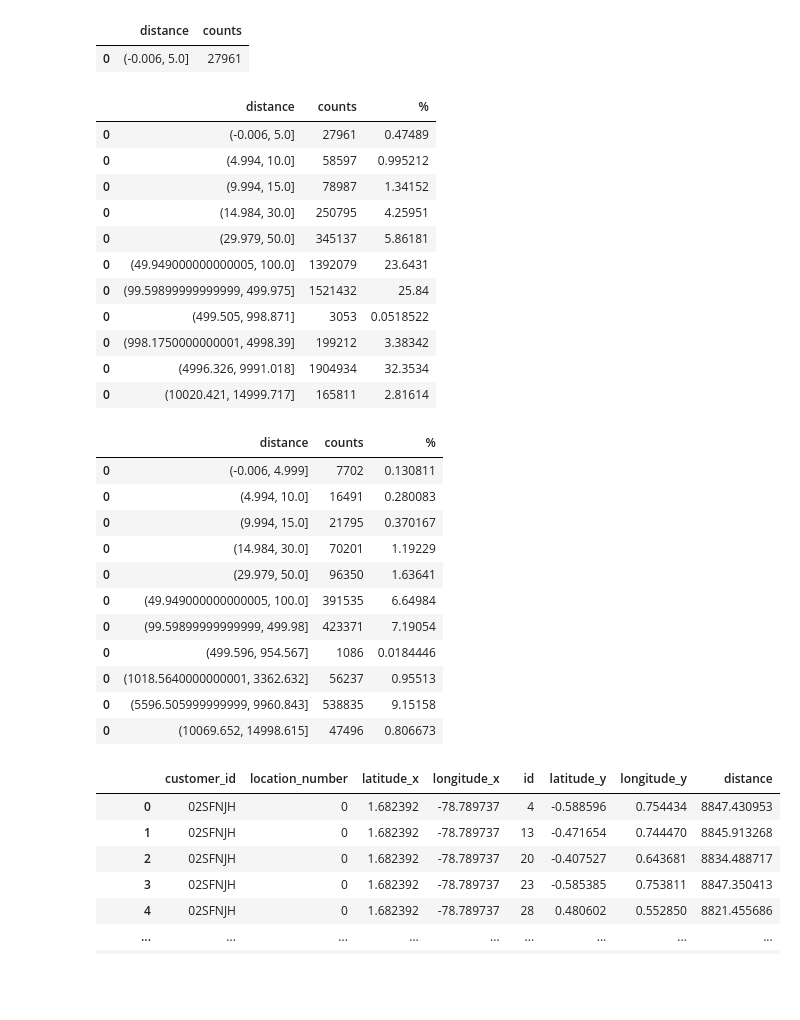
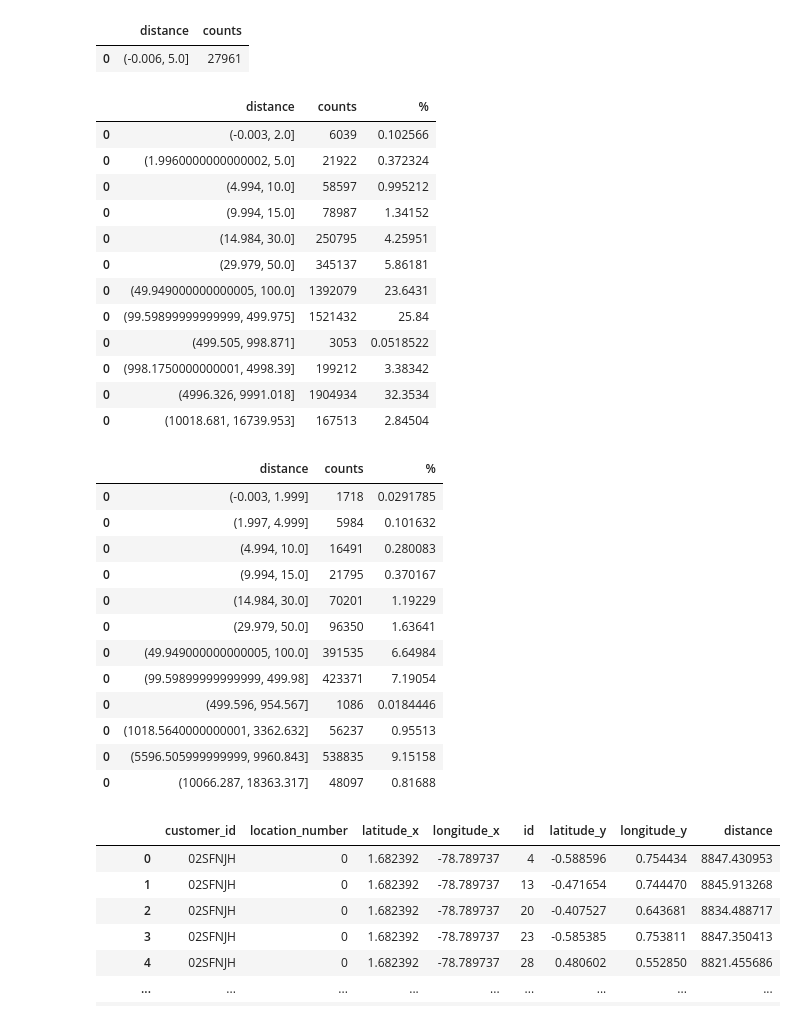
Before and after one commit to ritkumar10/RohanIntern, a Jupyter notebook: Distance_Calculations_v1.1.ipynb, the cells around one changed output. Drawn from its saved outputs; the diff is of its cells as text; code cells hidden in the pictures; blank space fills up the shorter version.

Commit message:
Updated distance table

```diff
--- a/Distance_Calculations_v1.1.ipynb
+++ b/Distance_Calculations_v1.1.ipynb
@@ -203,7 +203,7 @@ tdist_des1.sort_values(by='distance', ascending=True)
 | 6 | (14690.653, 16526.985] | 856 | 0.014538 |
 | 8 | (16526.985, 18363.317] | 99 | 0.001681 |
 # %%
-bin_list=[0,5,10,15,30,50,100,500,1000,5000,10000,15000,20000]
+bin_list=[0,2,5,10,15,30,50,100,500,1000,5000,10000]
 # %%
     dist4=dist[(dist['distance']>=(0))&(dist['distance']<=(5))]
     dist4=dist4['distance'].value_counts(bins=1).rename_axis('distance').reset_index(name='counts')
@@ -214,18 +214,22 @@ dist4
 # %%
 dist5=pd.DataFrame(columns=['distance','counts'])
 list_cycle = itertools.cycle(bin_list)
 next(list_cycle)
 for i in range(0,11):
     g=bin_list[i]
     next_element = next(list_cycle)
     dist4=dist[(dist['distance']>=(g))&(dist['distance']<=(next_element))]
     dist4=dist4['distance'].value_counts(bins=1).rename_axis('distance').reset_index(name='counts')
     dist5=dist5.append(dist4)
+dist4=dist[(dist['distance']>=10000)]
+dist4=dist4['distance'].value_counts(bins=1).rename_axis('distance').reset_index(name='counts')
+dist5=dist5.append(dist4)
 dist5['%']=(dist5['counts']/5887889)*100
 dist5
 # %% [output]
 |  | distance | counts | % |
-| 0 | (-0.006, 5.0] | 27961 | 0.47489 |
+| 0 | (-0.003, 2.0] | 6039 | 0.102566 |
+| 0 | (1.9960000000000002, 5.0] | 21922 | 0.372324 |
 | 0 | (4.994, 10.0] | 58597 | 0.995212 |
 | 0 | (9.994, 15.0] | 78987 | 1.34152 |
 | 0 | (14.984, 30.0] | 250795 | 4.25951 |
@@ -235,7 +239,7 @@ dist5
 | 0 | (499.505, 998.871] | 3053 | 0.0518522 |
 | 0 | (998.1750000000001, 4998.39] | 199212 | 3.38342 |
 | 0 | (4996.326, 9991.018] | 1904934 | 32.3534 |
-| 0 | (10020.421, 14999.717] | 165811 | 2.81614 |
+| 0 | (10018.681, 16739.953] | 167513 | 2.84504 |
 # %%
 tdist5=pd.DataFrame(columns=['distance','counts'])
 list_cycle = itertools.cycle(bin_list)
@@ -246,11 +250,15 @@ for i in range(0,11):
     tdist4=tdist[(tdist['distance']>=(g))&(tdist['distance']<=(next_element))]
     tdist4=tdist4['distance'].value_counts(bins=1).rename_axis('distance').reset_index(name='counts')
     tdist5=tdist5.append(tdist4)
+tdist4=tdist[(tdist['distance']>=10000)]
+tdist4=tdist4['distance'].value_counts(bins=1).rename_axis('distance').reset_index(name='counts')
+tdist5=tdist5.append(tdist4)
 tdist5['%']=(tdist5['counts']/5887889)*100
 tdist5
 # %% [output]
 |  | distance | counts | % |
-| 0 | (-0.006, 4.999] | 7702 | 0.130811 |
+| 0 | (-0.003, 1.999] | 1718 | 0.0291785 |
+| 0 | (1.997, 4.999] | 5984 | 0.101632 |
 | 0 | (4.994, 10.0] | 16491 | 0.280083 |
 | 0 | (9.994, 15.0] | 21795 | 0.370167 |
 | 0 | (14.984, 30.0] | 70201 | 1.19229 |
@@ -260,7 +268,7 @@ tdist5
 | 0 | (499.596, 954.567] | 1086 | 0.0184446 |
 | 0 | (1018.5640000000001, 3362.632] | 56237 | 0.95513 |
 | 0 | (5596.505999999999, 9960.843] | 538835 | 9.15158 |
-| 0 | (10069.652, 14998.615] | 47496 | 0.806673 |
+| 0 | (10066.287, 18363.317] | 48097 | 0.81688 |
 # %%
 dist
 # %% [output]
```
Also changed, not shown: parts of 11 cells of this notebook.
